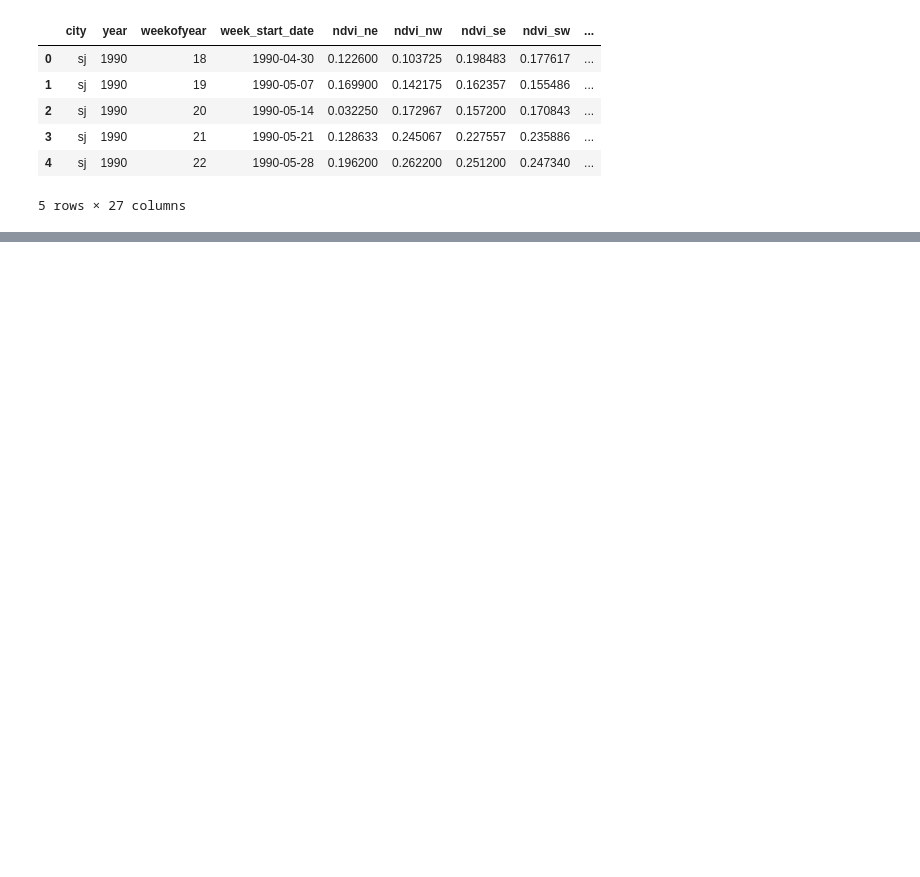
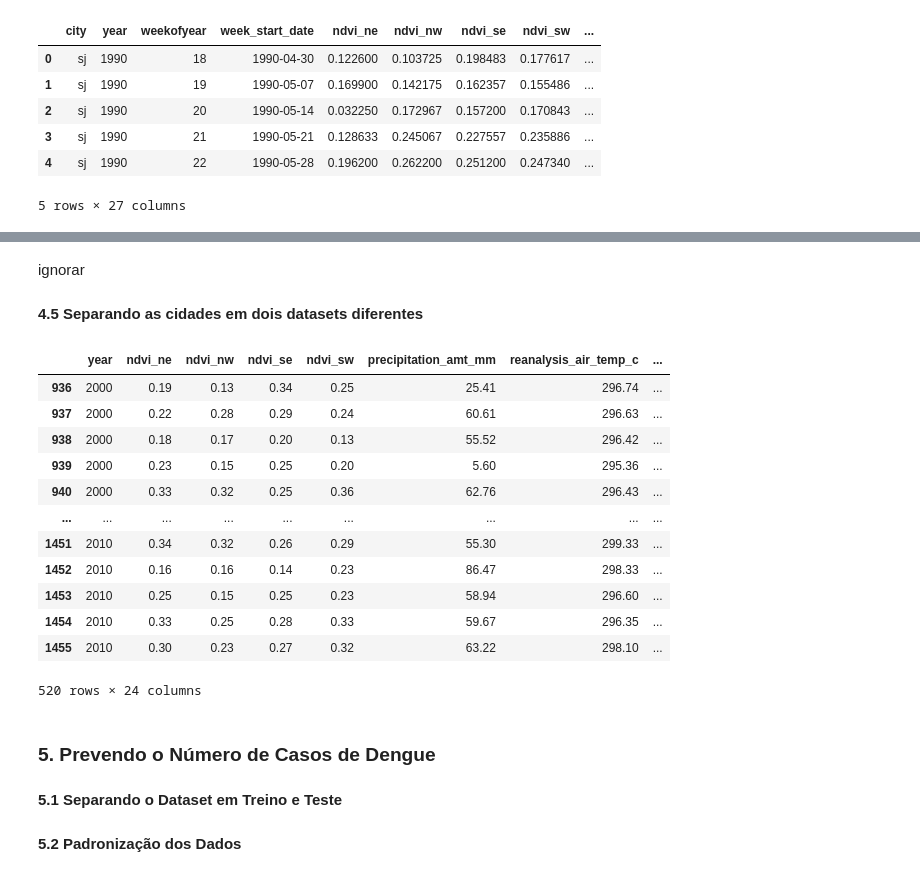
Before and after one commit to pedrohbp00/DengAI, a Jupyter notebook: dengAI.ipynb, the cells around one changed output, grey strips where cells are left out. Saved outputs shown, nothing was run; the diff lists cells and outputs as text; code cells hidden in the pictures; blank space fills up the shorter version.

```diff
--- a/dengAI.ipynb
+++ b/dengAI.ipynb
@@ -203,0 +258,26 @@ df_features_train.describe()
+# %% [markdown]
+ignorar
+# %% [markdown]
+**4.5 Separando as cidades em dois datasets diferentes**
+# %%
+X_sj = df_features_train[df_features_train['city'] == 'sj']
+X_iq = df_features_train[df_features_train['city'] == 'iq']
+
+X_sj =  X_sj.drop(['city', 'weekofyear', 'week_start_date'], axis=1)
+X_iq =  X_iq.drop(['city', 'weekofyear', 'week_start_date'], axis=1)
+
+X_iq
+# %% [output]
+|  | year | ndvi_ne | ndvi_nw | ndvi_se | ndvi_sw | precipitation_amt_mm | reanalysis_air_temp_c | ... |
+| 936 | 2000 | 0.19 | 0.13 | 0.34 | 0.25 | 25.41 | 296.74 | ... |
+| 937 | 2000 | 0.22 | 0.28 | 0.29 | 0.24 | 60.61 | 296.63 | ... |
+| 938 | 2000 | 0.18 | 0.17 | 0.20 | 0.13 | 55.52 | 296.42 | ... |
+| 939 | 2000 | 0.23 | 0.15 | 0.25 | 0.20 | 5.60 | 295.36 | ... |
+| 940 | 2000 | 0.33 | 0.32 | 0.25 | 0.36 | 62.76 | 296.43 | ... |
+| ... | ... | ... | ... | ... | ... | ... | ... | ... |
+| 1451 | 2010 | 0.34 | 0.32 | 0.26 | 0.29 | 55.30 | 299.33 | ... |
+| 1452 | 2010 | 0.16 | 0.16 | 0.14 | 0.23 | 86.47 | 298.33 | ... |
+| 1453 | 2010 | 0.25 | 0.15 | 0.25 | 0.23 | 58.94 | 296.60 | ... |
+| 1454 | 2010 | 0.33 | 0.25 | 0.28 | 0.33 | 59.67 | 296.35 | ... |
+| 1455 | 2010 | 0.30 | 0.23 | 0.27 | 0.32 | 63.22 | 298.10 | ... |
+520 rows × 24 columns
@@ -203,0 +292,4 @@ df_features_train.describe()
+# %% [markdown]
+### **5. Prevendo o Número de Casos de Dengue**
+# %% [markdown]
+**5.1 Separando o Dataset em Treino e Teste**
@@ -203,0 +301,2 @@ df_features_train.describe()
+# %% [markdown]
+**5.2 Padronização dos Dados**
```
Also changed, not shown: parts of 26 cells of this notebook.
